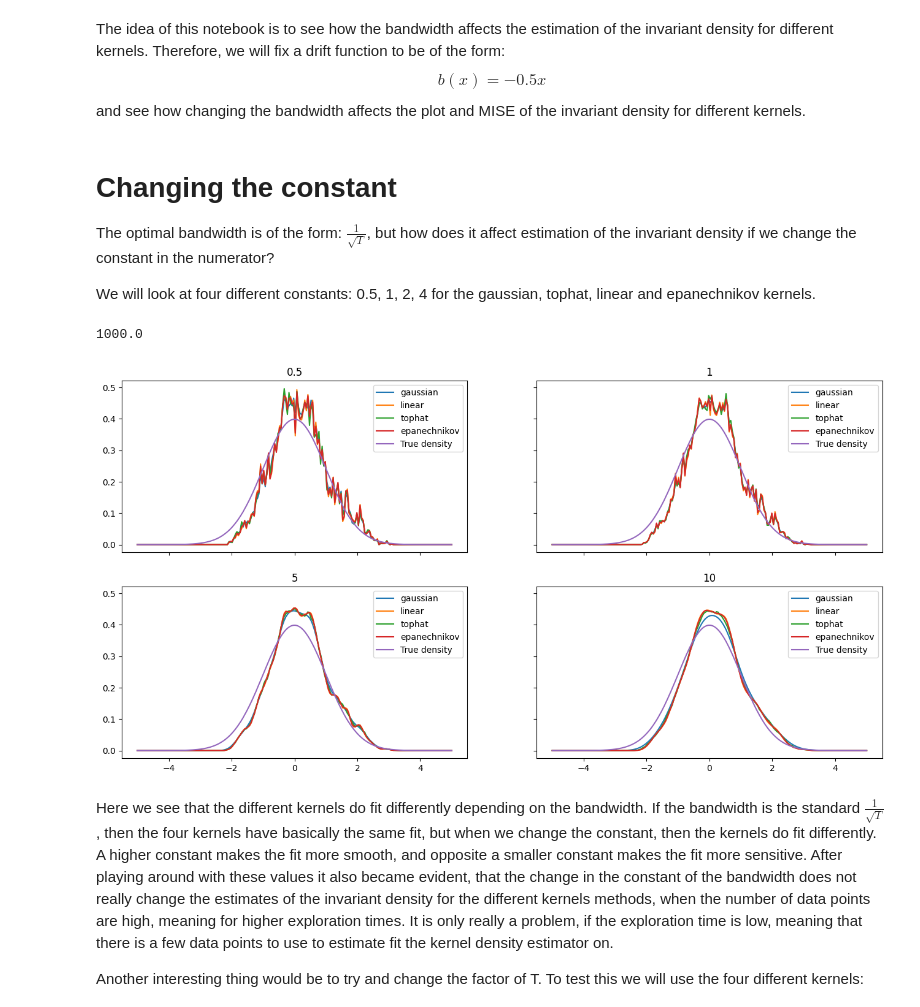
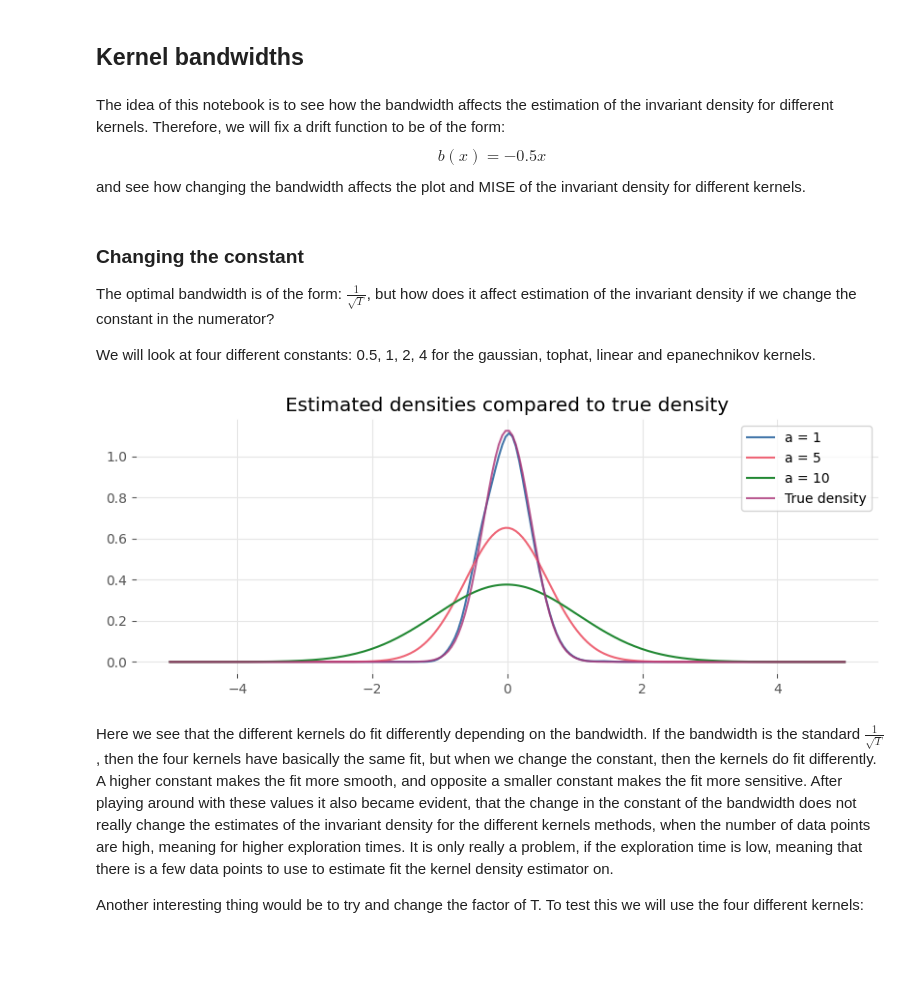
Before and after one commit to RasmusBrostroem/Data-driven-algorithms-for-Impulse-control-problem-Thesis, a Jupyter notebook: TestingBandwidth.ipynb, the cells around one changed output. Drawn from its saved outputs; the diff is of its cells as text; code cells hidden in the pictures; blank space fills up the shorter version.

```diff
--- a/TestingBandwidth.ipynb
+++ b/TestingBandwidth.ipynb
@@ -1,5 +1,8 @@
 # %%
 import matplotlib.pyplot as plt
+import matplotlib.lines as mlines
 import numpy as np
 from diffusionProcess import DiffusionProcess, drift, sigma, generate_linear_drift
 from strategies import DataDrivenImpulseControl, generate_reward_func
+from sklearn.neighbors import KernelDensity
+plt.style.use(r"C:\Users\razz_\AppData\Local\Programs\Python\Python310\Lib\site-packages\matplotlib\mpl-data\stylelib\theme_bw.mplstyle")
@@ -6,3 +36,5 @@ from strategies import DataDrivenImpulseControl, generate_reward_func
+# %% [markdown]
+## Kernel bandwidths
 # %% [markdown]
 The idea of this notebook is to see how the bandwidth affects the estimation of the invariant density for different kernels. Therefore, we will fix a drift function to be of the form:
 $$
@@ -10,7 +42,7 @@ b(x) = -0.5x
 $$
 and see how changing the bandwidth affects the plot and MISE of the invariant density for different kernels.
 # %% [markdown]
-# Changing the constant
+### Changing the constant
 The optimal bandwidth is of the form: $\frac{1}{\sqrt{T}}$, but how does it affect estimation of the invariant density if we change the constant in the numerator?
 
 We will look at four different constants: 0.5, 1, 2, 4 for the gaussian, tophat, linear and epanechnikov kernels.
@@ -19,48 +51,49 @@ def get_bandwidth(a, T):
     if isinstance(a, str):
         return a
     return a/np.sqrt(T)
 
-b = generate_linear_drift(0.5, 0)
+b = generate_linear_drift(4, 0)
 r = generate_reward_func(1, 0.9)
 
 diffProcess = DiffusionProcess(b, sigma)
 dataStrat = DataDrivenImpulseControl(r, sigma)
 
-kernel_methods = ["gaussian", "linear", "tophat", "epanechnikov"]
-constants = [0.5, 1, 5, 10]
+kernel_methods = ["gaussian"]
+constants = [1, 5, 10]
 vals = np.linspace(-5, 5, 200)
 ST = 100
 T = ST**(3/2)
-print(T)
 
 data, t = diffProcess.EulerMaruymaMethod(ST, 0.01, 0)
 dens = [diffProcess.invariant_density(v) for v in vals]
 
 fData = []
 
 for const in constants:
     const_data = []
     for kernel in kernel_methods:
         dataStrat.kernel_method = kernel
-        dataStrat.bandwidth = get_bandwidth(const, T)
+        dataStrat.bandwidth = get_bandwidth(const, ST)
         dataStrat.fit(data)
         fs = [dataStrat.pdf_eval(v) for v in vals]
         const_data.append(fs)
     fData.append(const_data)
 
-fig, axes = plt.subplots(2, 2, sharex=True, sharey=True, figsize=(16,8))
+colors = ['#4477AA', '#EE6677', '#228833']
+
+fig, axes = plt.subplots(1, 1, sharex=True, sharey=True, figsize=(8.3, 3.4))
 for i, c in enumerate(constants):
-    axes[i//2][i%2].plot(vals, fData[i][0], label="gaussian")
-    axes[i//2][i%2].plot(vals, fData[i][1], label="linear")
-    axes[i//2][i%2].plot(vals, fData[i][2], label="tophat")
-    axes[i//2][i%2].plot(vals, fData[i][3], label="epanechnikov")
-    axes[i//2][i%2].plot(vals, dens, label="True density")
-    axes[i//2][i%2].legend()
-    axes[i//2][i%2].set_title(str(c))
+    axes.plot(vals, fData[i][0], label=f"a = {c}", color=colors[i])
+    # axes[i//2][i%2].plot(vals, fData[i][1], label="linear")
+    # axes[i//2][i%2].plot(vals, fData[i][2], label="tophat")
+    # axes[i//2][i%2].plot(vals, fData[i][3], label="epanechnikov")
+axes.plot(vals, dens, label="True density", color="#AA3377", alpha=0.8)
+axes.legend()
+axes.set_title("Estimated densities compared to true density")
+plt.tight_layout()
 plt.show()
 # %% [output]
-1000.0
-[figure, old version]
+[figure, new version]
 # %% [markdown]
 Here we see that the different kernels do fit differently depending on the bandwidth. If the bandwidth is the standard $\frac{1}{\sqrt{T}}$, then the four kernels have basically the same fit, but when we change the constant, then the kernels do fit differently. A higher constant makes the fit more smooth, and opposite a smaller constant makes the fit more sensitive. After playing around with these values it also became evident, that the change in the constant of the bandwidth does not really change the estimates of the invariant density for the different kernels methods, when the number of data points are high, meaning for higher exploration times. It is only really a problem, if the exploration time is low, meaning that there is a few data points to use to estimate fit the kernel density estimator on.
 
```
Also changed, not shown: parts of 3 cells of this notebook.
